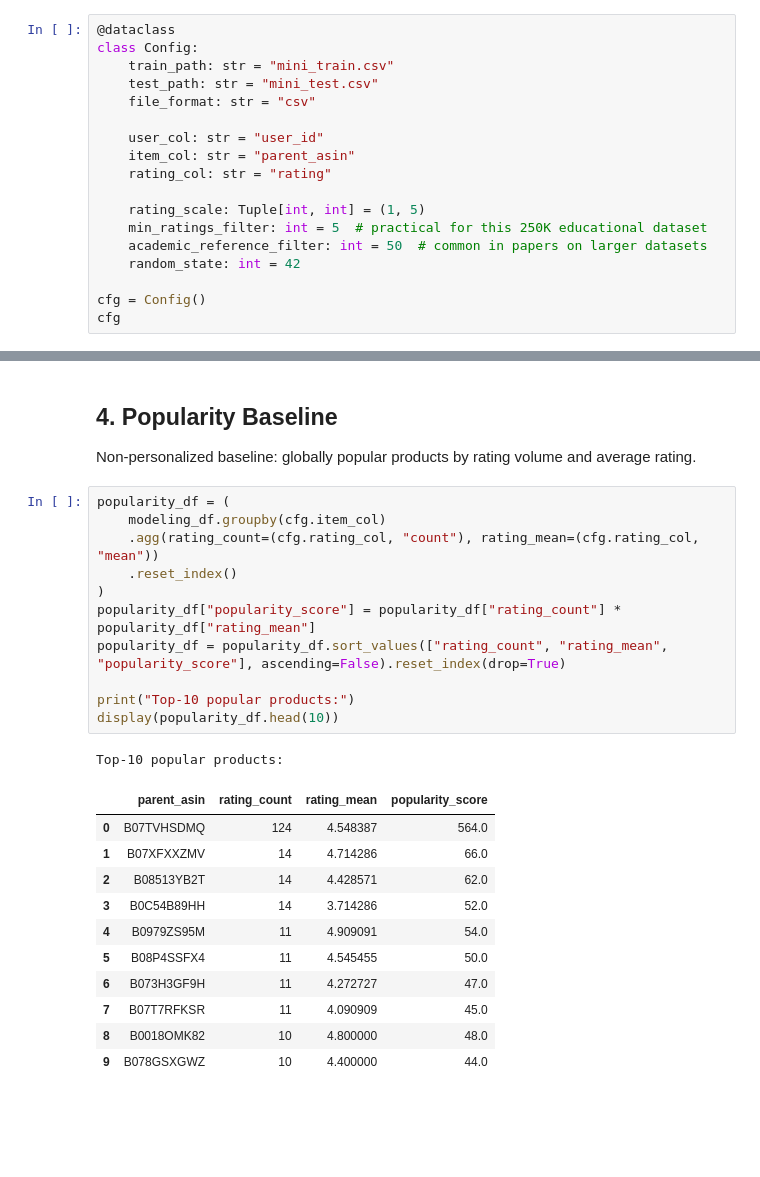
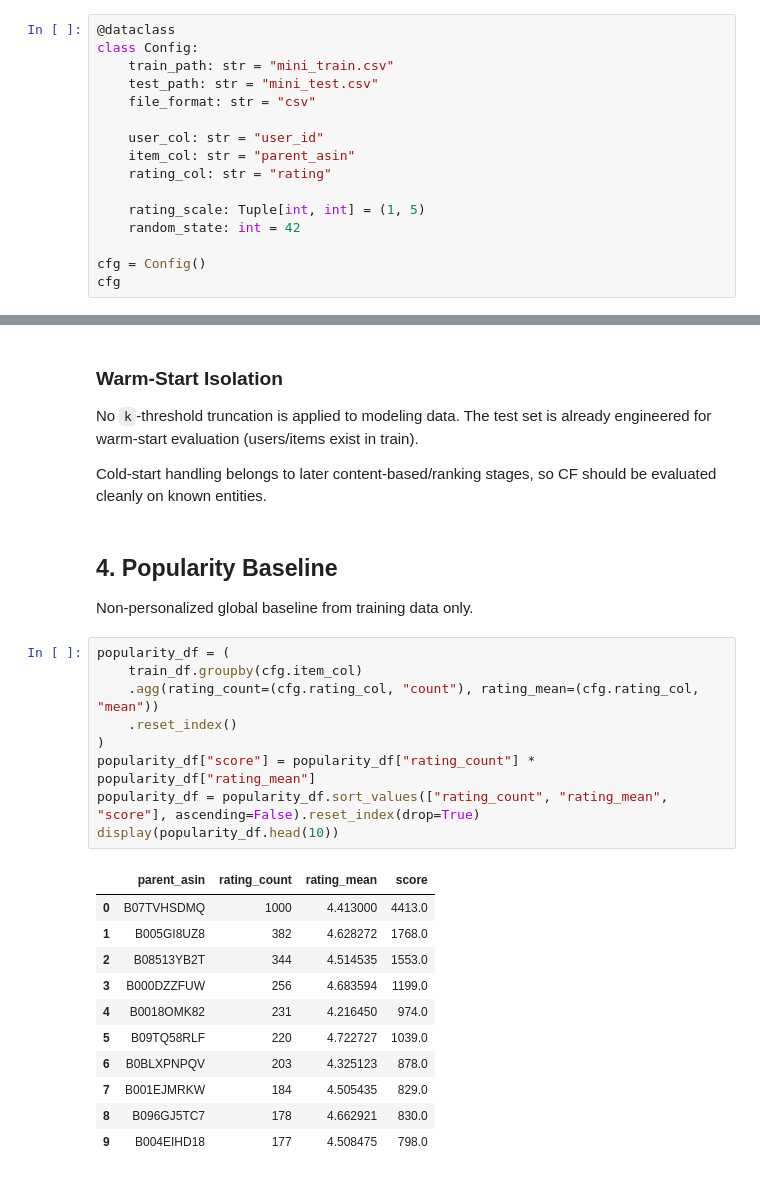
Before and after one commit to rahulorihiki/Product_Recommender_with_Virtual_Dressing_System_with_MLOps, a Jupyter notebook: research/Amazon_Fashion_CF_Baseline.ipynb, the cells around one changed output, grey strips where cells are left out. Drawn from its saved outputs; the diff is of its cells as text; blank space fills up the shorter version.

```diff
--- a/research/Amazon_Fashion_CF_Baseline.ipynb
+++ b/research/Amazon_Fashion_CF_Baseline.ipynb
@@ -75,8 +50,6 @@ class Config:
     rating_col: str = "rating"
 
     rating_scale: Tuple[int, int] = (1, 5)
-    min_ratings_filter: int = 5  # practical for this 250K educational dataset
-    academic_reference_filter: int = 50  # common in papers on larger datasets
     random_state: int = 42
 
 cfg = Config()
@@ -325,31 +293,35 @@ Surprise testset size: 2311
+# %% [markdown]
+### Warm-Start Isolation
+
+No `k`-threshold truncation is applied to modeling data.
+The test set is already engineered for warm-start evaluation (users/items exist in train).
+
+Cold-start handling belongs to later content-based/ranking stages, so CF should be evaluated cleanly on known entities.
 # %% [markdown]
 ## 4. Popularity Baseline
 
-Non-personalized baseline: globally popular products by rating volume and average rating.
+Non-personalized global baseline from training data only.
 # %%
 popularity_df = (
-    modeling_df.groupby(cfg.item_col)
+    train_df.groupby(cfg.item_col)
     .agg(rating_count=(cfg.rating_col, "count"), rating_mean=(cfg.rating_col, "mean"))
     .reset_index()
 )
-popularity_df["popularity_score"] = popularity_df["rating_count"] * popularity_df["rating_mean"]
-popularity_df = popularity_df.sort_values(["rating_count", "rating_mean", "popularity_score"], ascending=False).reset_index(drop=True)
-
-print("Top-10 popular products:")
+popularity_df["score"] = popularity_df["rating_count"] * popularity_df["rating_mean"]
+popularity_df = popularity_df.sort_values(["rating_count", "rating_mean", "score"], ascending=False).reset_index(drop=True)
 display(popularity_df.head(10))
 # %% [output]
-Top-10 popular products:
-|  | parent_asin | rating_count | rating_mean | popularity_score |
-| 0 | B07TVHSDMQ | 124 | 4.548387 | 564.0 |
-| 1 | B07XFXXZMV | 14 | 4.714286 | 66.0 |
-| 2 | B08513YB2T | 14 | 4.428571 | 62.0 |
-| 3 | B0C54B89HH | 14 | 3.714286 | 52.0 |
-| 4 | B0979ZS95M | 11 | 4.909091 | 54.0 |
-| 5 | B08P4SSFX4 | 11 | 4.545455 | 50.0 |
-| 6 | B073H3GF9H | 11 | 4.272727 | 47.0 |
-| 7 | B07T7RFKSR | 11 | 4.090909 | 45.0 |
-| 8 | B0018OMK82 | 10 | 4.800000 | 48.0 |
-| 9 | B078GSXGWZ | 10 | 4.400000 | 44.0 |
+|  | parent_asin | rating_count | rating_mean | score |
+| 0 | B07TVHSDMQ | 1000 | 4.413000 | 4413.0 |
+| 1 | B005GI8UZ8 | 382 | 4.628272 | 1768.0 |
+| 2 | B08513YB2T | 344 | 4.514535 | 1553.0 |
+| 3 | B000DZZFUW | 256 | 4.683594 | 1199.0 |
+| 4 | B0018OMK82 | 231 | 4.216450 | 974.0 |
+| 5 | B09TQ58RLF | 220 | 4.722727 | 1039.0 |
+| 6 | B0BLXPNPQV | 203 | 4.325123 | 878.0 |
+| 7 | B001EJMRKW | 184 | 4.505435 | 829.0 |
+| 8 | B096GJ5TC7 | 178 | 4.662921 | 830.0 |
+| 9 | B004EIHD18 | 177 | 4.508475 | 798.0 |
 # %% [markdown]
 ## 5. User-User Collaborative Filtering (KNNWithMeans, user_based=True)
 
```
Also changed, not shown: parts of 28 cells of this notebook.
